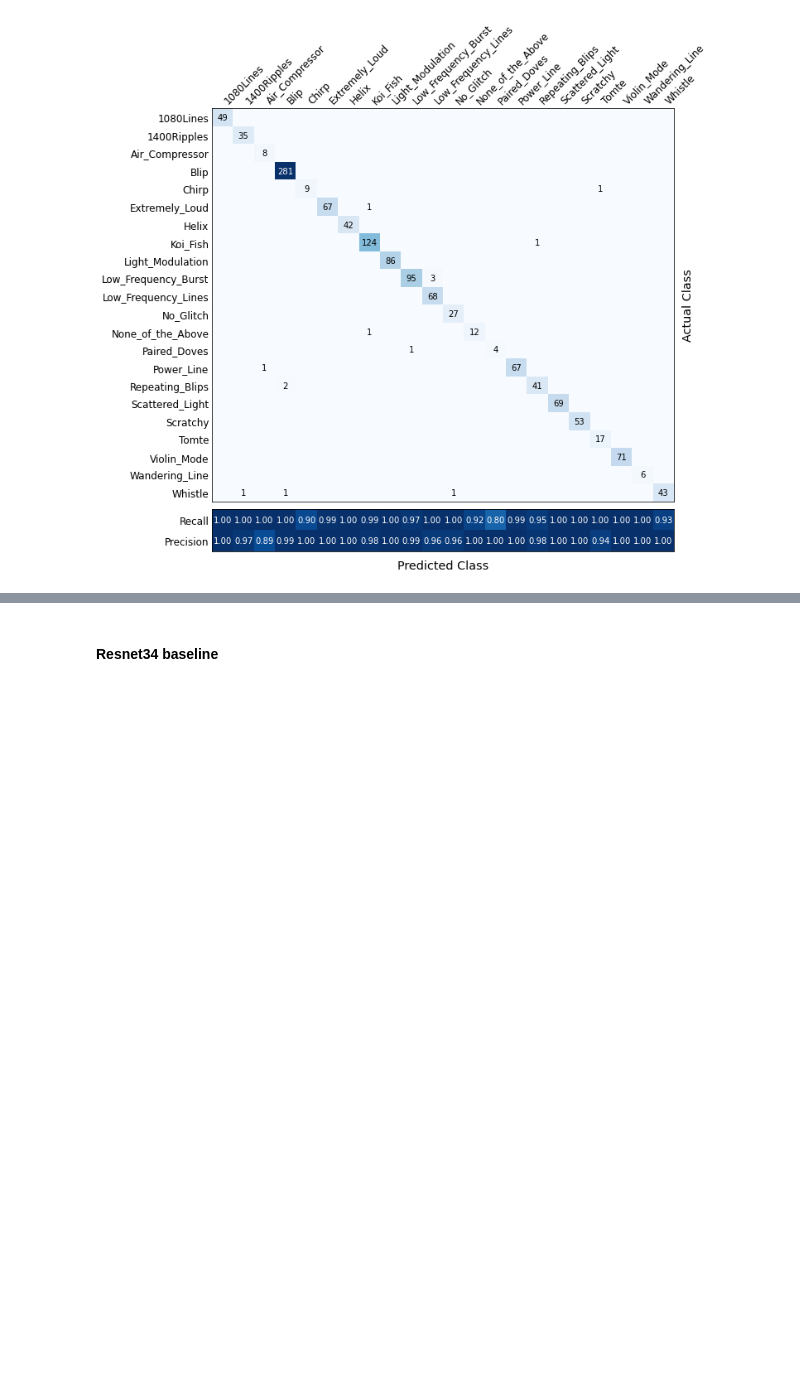
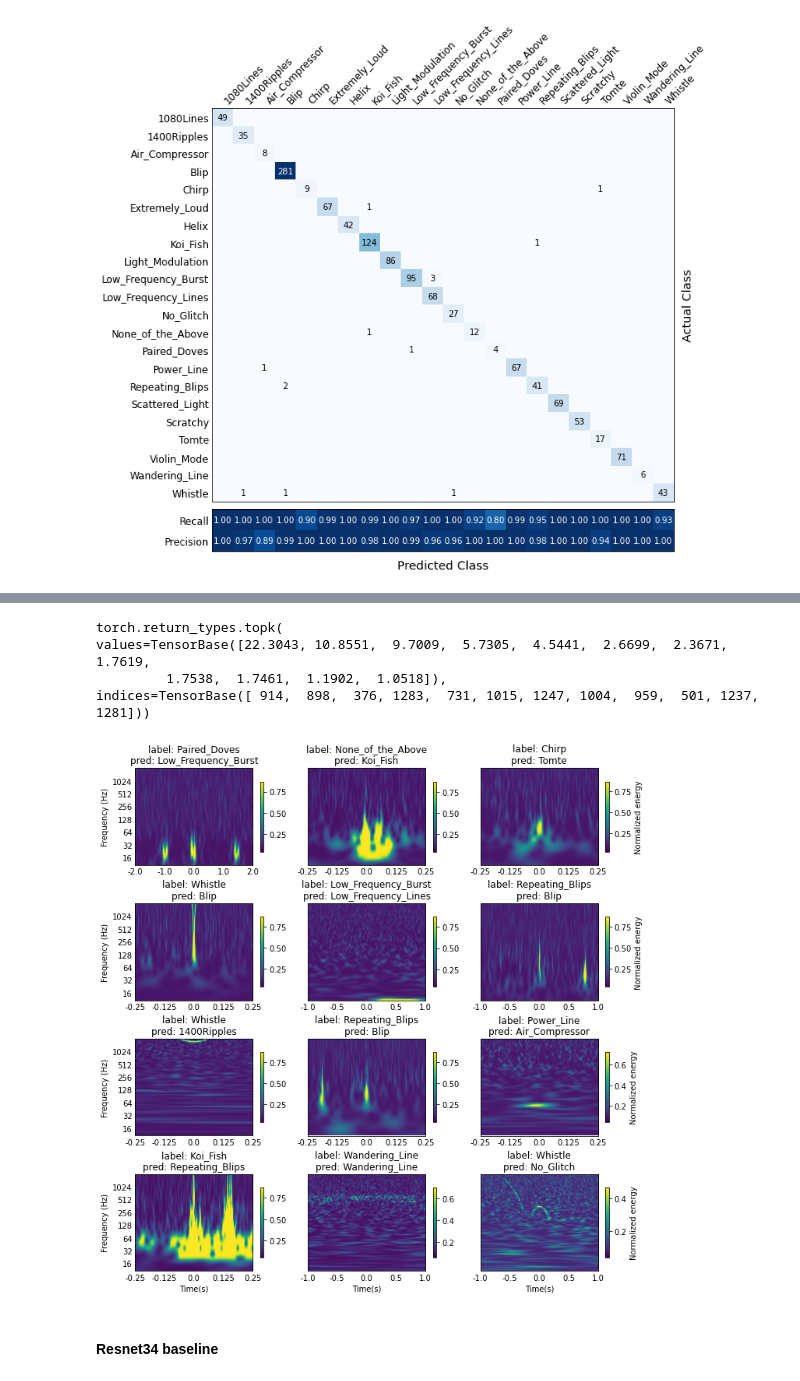
Before and after one commit to tttiago/GravitySpyClassifier, a Jupyter notebook: 07_weighted_loss_confusion.ipynb, the cells around one changed output, grey strips where cells are left out. Saved outputs shown, nothing was run; the diff lists cells and outputs as text; code cells hidden in the pictures; blank space fills up the shorter version.

```diff
--- a/07_weighted_loss_confusion.ipynb
+++ b/07_weighted_loss_confusion.ipynb
@@ -89,0 +170,2 @@ fig, ax = plot_top_losses_glitches(interp, learner, vocab=vocab,
+# %%
+interp = Interpretation.from_learner(learner)
@@ -90,3 +174,22 @@ fig, ax = plot_top_losses_glitches(interp, learner, vocab=vocab,
+# %%
+interp.top_losses(k=12)
+# %% [output]
+torch.return_types.topk(
+values=TensorBase([22.3043, 10.8551,  9.7009,  5.7305,  4.5441,  2.6699,  2.3671,  1.7619,
+         1.7538,  1.7461,  1.1902,  1.0518]),
+indices=TensorBase([ 914,  898,  376, 1283,  731, 1015, 1247, 1004,  959,  501, 1237, 1281]))
+# %%
+channel_list = [2, 0, 0, 0, 1, 1, 0, 0, 0, 0, 1, 1]
+fig, ax = plot_top_losses_glitches(interp, learner, vocab=vocab,
+    y_preds=y_pred, channel_list=channel_list,
+    largest=True, nrows=4, ncols=3,
+    show_label=True, show_pred=True, show_loss=False,
+    figsize=(10, 10)
+)
+
+#fig.savefig('../figs/glitches/04_baseline_best_mislabeled_samples.png', dpi=300)
+# %% [output]
+[figure, added]
 # %% [markdown]
 #### Resnet34 baseline
 # %%
```
Also changed, not shown: parts of 18 cells of this notebook.
